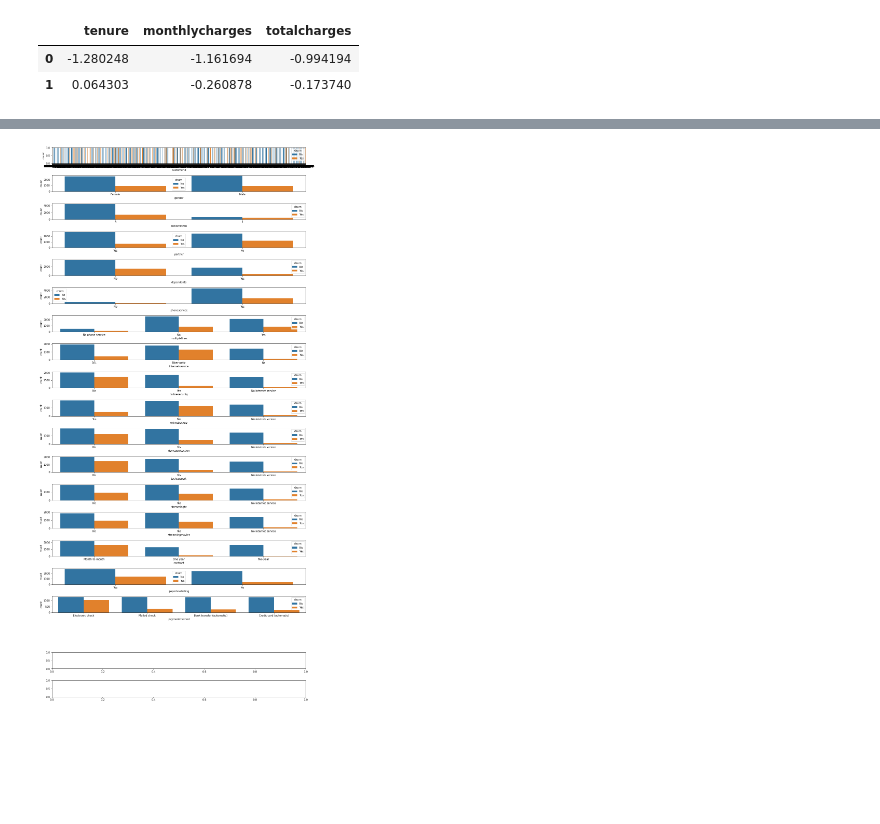
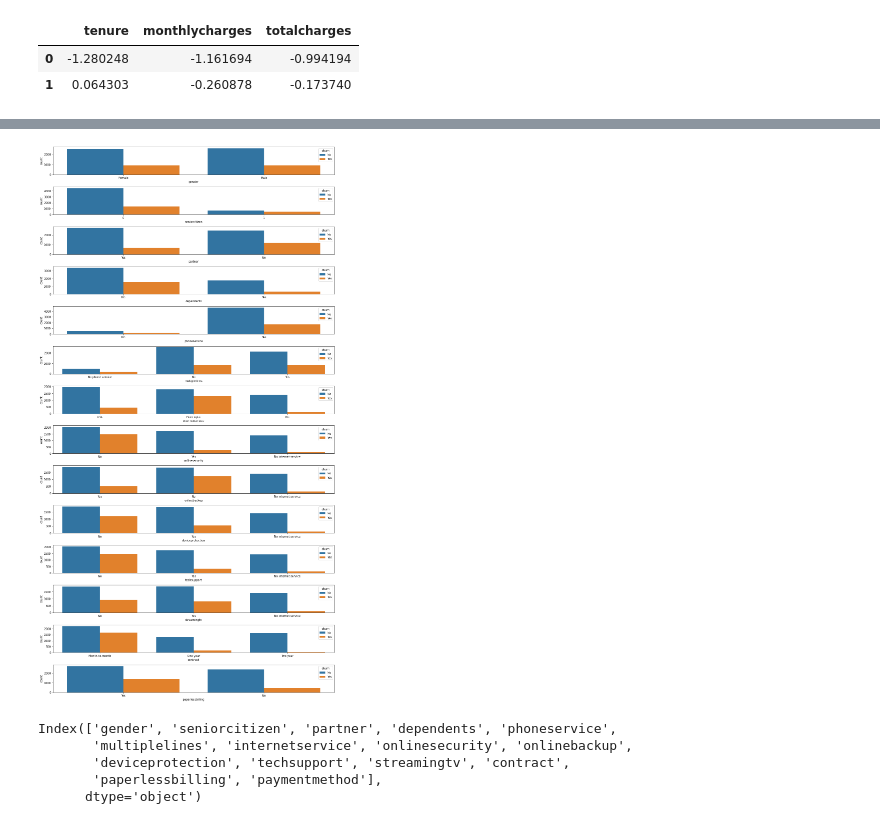
Before and after one commit to Adalab/promo-d-da-modulo1-sprint2-Paloma_Paula_Iris, a Jupyter notebook: 2.regresion_logistica/rlogistica/2_preparacion_datos.ipynb, the cells around one changed output, grey strips where cells are left out. Cells and saved outputs as stored; diff of their text form; code cells hidden in the pictures; blank space fills up the shorter version.

```diff
--- a/2.regresion_logistica/rlogistica/2_preparacion_datos.ipynb
+++ b/2.regresion_logistica/rlogistica/2_preparacion_datos.ipynb
@@ -44,8 +44,6 @@ df.tail()
 | 7040 | 4801-JZAZL | Female | 0 | Yes | Yes | 11 | No | No phone service | ... |
 | 7041 | 8361-LTMKD | Male | 1 | Yes | No | 4 | Yes | Yes | ... |
 | 7042 | 3186-AJIEK | Male | 0 | No | No | 66 | Yes | No | ... |
-# %%
-df['seniorcitizen'] = df['seniorcitizen'].astype('category')
 # %%
 df.describe(include='object').T
 # %% [output]
@@ -74,6 +71,7 @@ df.describe(include='object').T
 # Dividimos el dataframe en variables numércias y categóicas:
 numeric = df.select_dtypes(include=np.number)
 categoric = df.select_dtypes(exclude=np.number)
+categoric.drop(['churn', 'customerid'], inplace=True, axis=1)
 # %%
 # Comrpobamos nuevamente con la correlación que nuestras variables numércias son independientes
 numeric.corr()
@@ -150,12 +146,20 @@ categoric
 # %%
-fig, axes = plt.subplots(17, figsize=(15,30))
+fig, axes = plt.subplots(15, figsize=(15,30))
 axes = axes.flat
 
 for indice, columna in enumerate(categoric.columns):
     sns.countplot(x = categoric[columna], hue='churn', data = df, ax=axes[indice]);
 
 plt.tight_layout()
 fig.delaxes(axes[indice])
 plt.show()
 # %% [output]
-[figure, old version]
+[figure, new version]
+# %%
+categoric.columns
+# %% [output]
+Index(['gender', 'seniorcitizen', 'partner', 'dependents', 'phoneservice',
+       'multiplelines', 'internetservice', 'onlinesecurity', 'onlinebackup',
+       'deviceprotection', 'techsupport', 'streamingtv', 'contract',
+       'paperlessbilling', 'paymentmethod'],
+      dtype='object')
```
Also changed, not shown: parts of 5 cells of this notebook, 2 other files.
